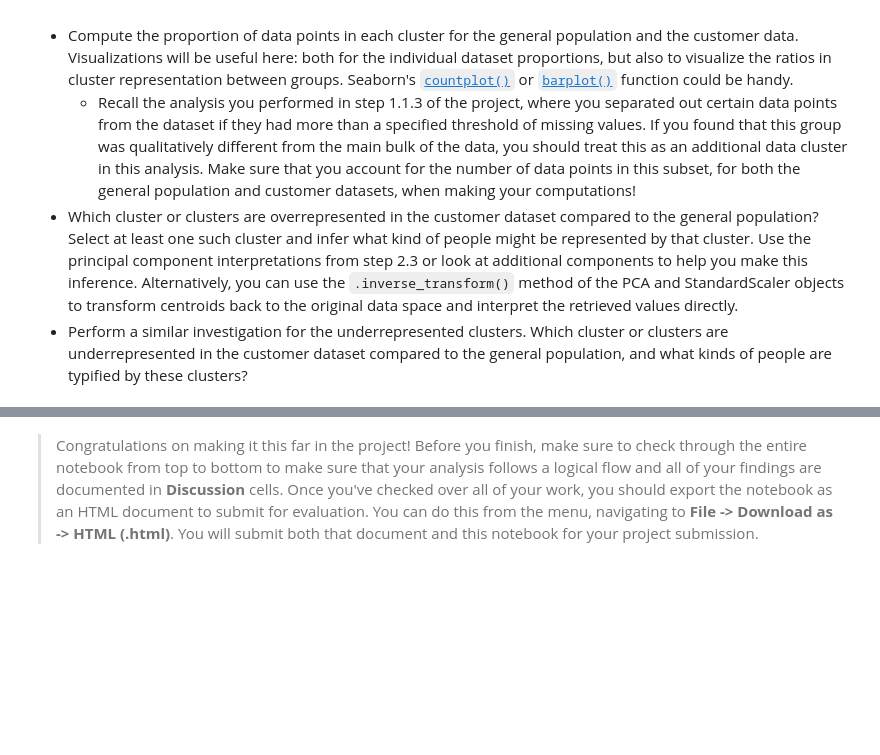
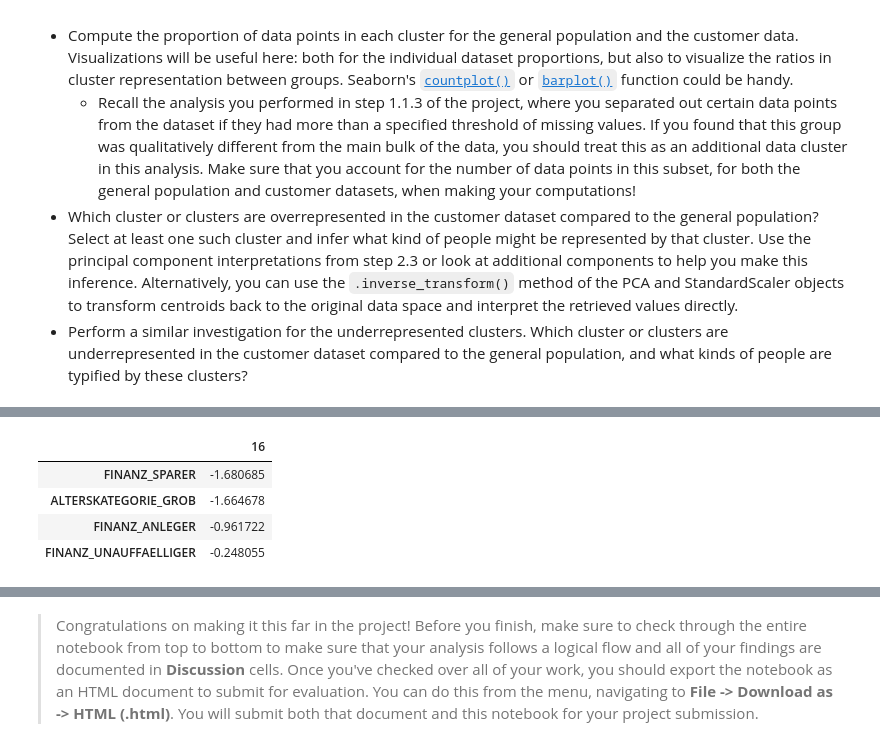
Before and after one commit to Jannis12324/identifying_customer_segments, a Jupyter notebook: Identify_Customer_Segments.ipynb, the cells around one changed output, grey strips where cells are left out. Saved outputs shown, nothing was run; the diff lists cells and outputs as text; code cells hidden in the pictures; blank space fills up the shorter version.

```diff
--- a/Identify_Customer_Segments.ipynb
+++ b/Identify_Customer_Segments.ipynb
@@ -923,6 +973,12 @@ cc_org.iloc[1:2,:].T.sort_values(by = 1, ascending = False)[:4]
 # %%
 # Listed below are the dimensions with the negative correlation
-cc_org.iloc[1:2,:].T.sort_values(by = 1, ascending = True)[:4]
+cc_org.iloc[16:17,:].T.sort_values(by = 16, ascending = True)[:4]
+# %% [output]
+|  | 16 |
+| FINANZ_SPARER | -1.680685 |
+| ALTERSKATEGORIE_GROB | -1.664678 |
+| FINANZ_ANLEGER | -0.961722 |
+| FINANZ_UNAUFFAELLIGER | -0.248055 |
 # %%
 # What kinds of people are part of a cluster that is underrepresented in the
 # customer data compared to the general population?
```
Also changed, not shown: parts of 15 cells of this notebook.
